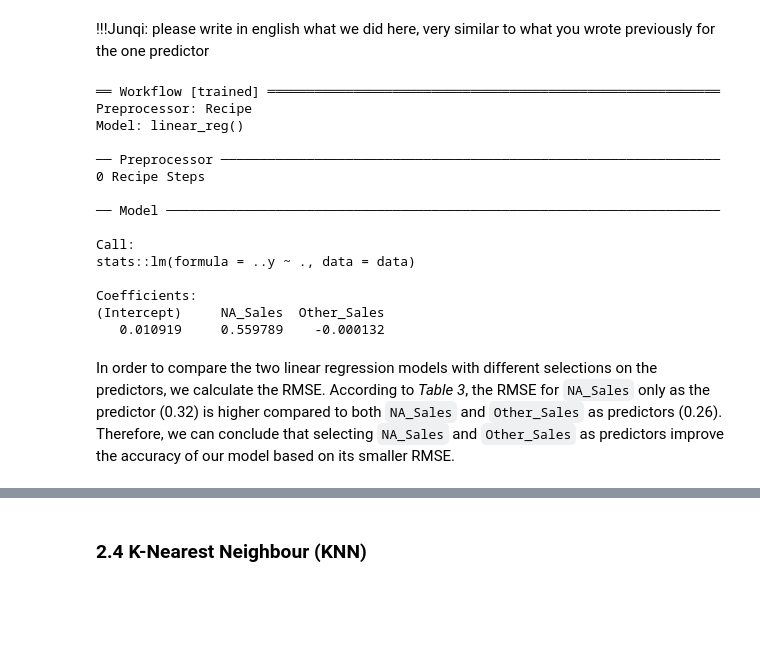
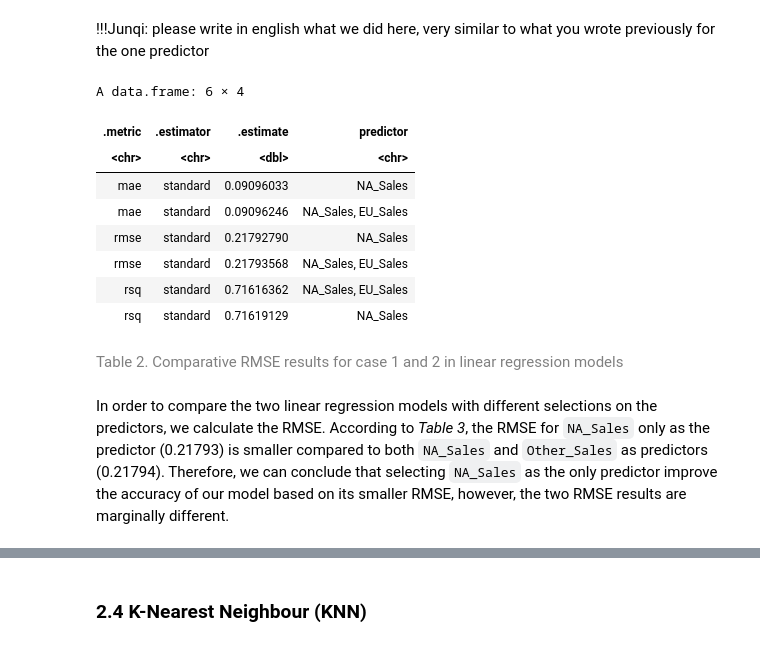
Before and after one commit to kristennli/DSCI100_project, a Jupyter notebook: KL_LR.ipynb, the cells around one changed output, grey strips where cells are left out. Drawn from its saved outputs; the diff is of its cells as text; code cells hidden in the pictures; blank space fills up the shorter version.

Commit message:
RMSE table updated

```diff
--- a/KL_LR.ipynb
+++ b/KL_LR.ipynb
@@ -423,28 +420,32 @@ lm_fit_2 <- workflow() %>%
   add_recipe(lm_recipe_2) %>%
   add_model(lm_spec) %>%
   fit(data = vg_train)
-lm_fit_2
 
 #predict on the test data set to assess how well our model does
 lm_test_results_twopredictors <- lm_fit_2 %>%
   predict(vg_test) %>%
   bind_cols(vg_test) %>%
   metrics(truth = EU_Sales, estimate = .pred)
-# %% [output]
-══ Workflow [trained] ══════════════════════════════════════════════════════════
-Preprocessor: Recipe
-Model: linear_reg()
-
-── Preprocessor ────────────────────────────────────────────────────────────────
-0 Recipe Steps
-
-── Model ───────────────────────────────────────────────────────────────────────
-
-Call:
-stats::lm(formula = ..y ~ ., data = data)
-
-Coefficients:
-(Intercept)     NA_Sales  Other_Sales
-   0.010919     0.559789    -0.000132
+# %%
+lm_test_results_onepredictor_updated <- lm_test_results_onepredictor %>%
+    mutate(predictor = c("NA_Sales","NA_Sales","NA_Sales"))
+
+lm_test_results_twopredictors_updated <- lm_test_results_twopredictors %>%
+    mutate(predictor = c("NA_Sales, EU_Sales","NA_Sales, EU_Sales","NA_Sales, EU_Sales"))
+
+lm_test_results_combined <- merge(lm_test_results_onepredictor_updated, lm_test_results_twopredictors_updated,all = TRUE)
+lm_test_results_combined
+# %% [output]
+A data.frame: 6 × 4
+| .metric | .estimator | .estimate | predictor |
+| <chr> | <chr> | <dbl> | <chr> |
+| mae | standard | 0.09096033 | NA_Sales |
+| mae | standard | 0.09096246 | NA_Sales, EU_Sales |
+| rmse | standard | 0.21792790 | NA_Sales |
+| rmse | standard | 0.21793568 | NA_Sales, EU_Sales |
+| rsq | standard | 0.71616362 | NA_Sales, EU_Sales |
+| rsq | standard | 0.71619129 | NA_Sales |
+# %% [markdown]
+<span style="color:gray">Table 2. Comparative RMSE results for case 1 and 2 in linear regression models
 # %% [markdown]
-In order to compare the two linear regression models with different selections on the predictors, we calculate the RMSE. According to *Table 3*, the RMSE for `NA_Sales` only as the predictor (0.32) is higher compared to both `NA_Sales` and `Other_Sales` as predictors (0.26). Therefore, we can conclude that selecting `NA_Sales` and `Other_Sales` as predictors improve the accuracy of our model based on its smaller RMSE.
+In order to compare the two linear regression models with different selections on the predictors, we calculate the RMSE. According to *Table 3*, the RMSE for `NA_Sales` only as the predictor (0.21793) is smaller compared to both `NA_Sales` and `Other_Sales` as predictors (0.21794). Therefore, we can conclude that selecting `NA_Sales` as the only predictor improve the accuracy of our model based on its smaller RMSE, however, the two RMSE results are marginally different.
```
Also changed, not shown: parts of 4 cells of this notebook.
